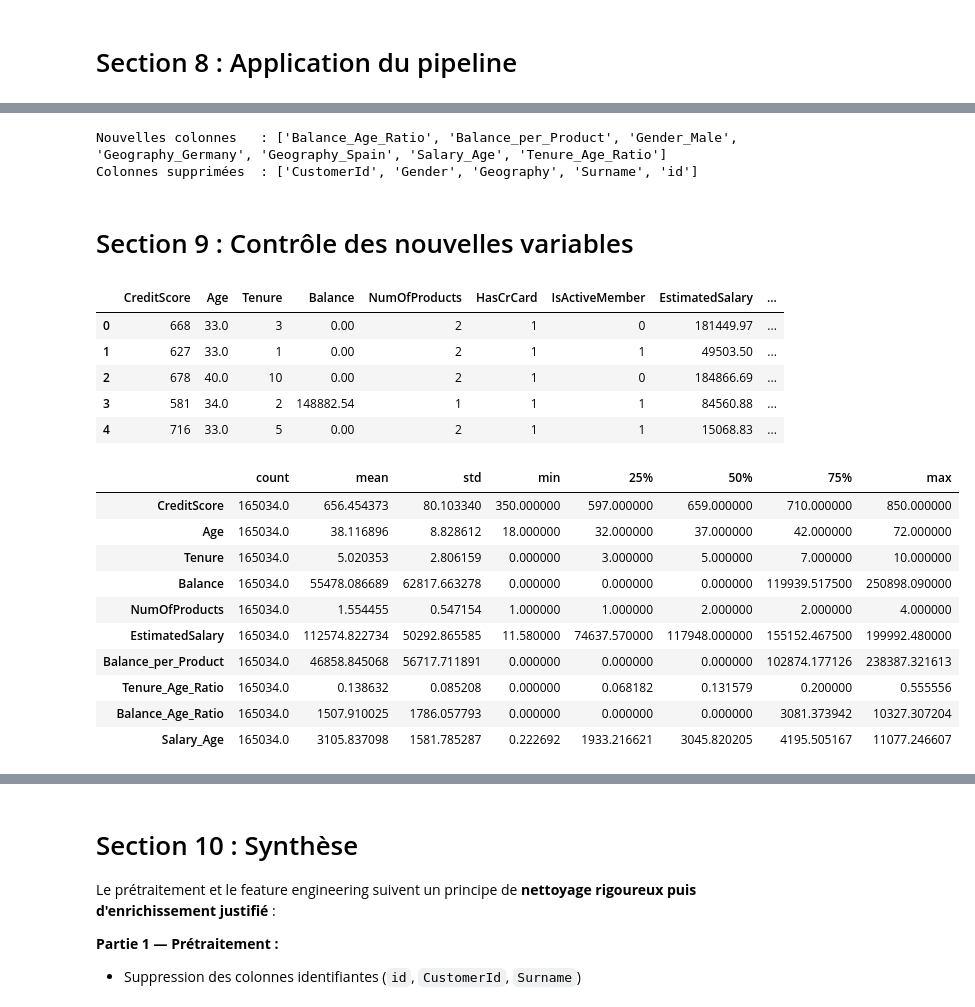
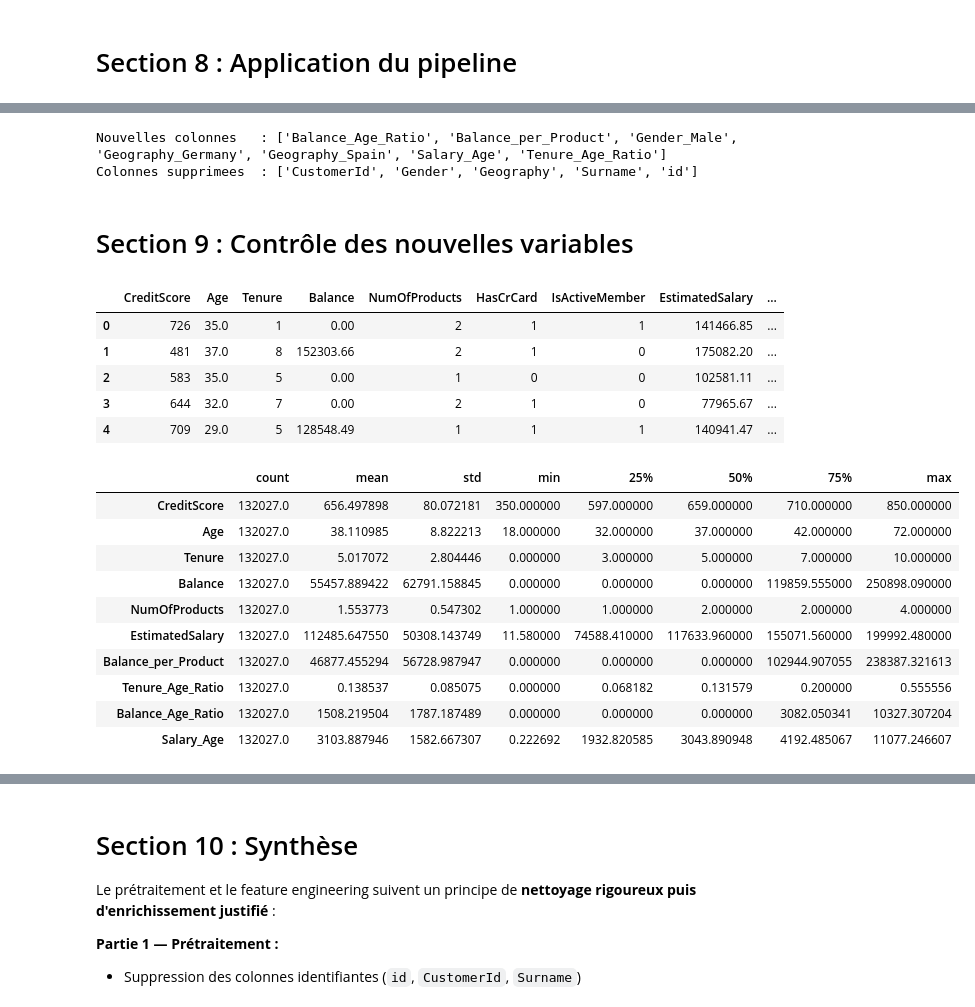
Before and after one commit to proslawa/Projet_ML2_G8, a Jupyter notebook: notebooks/02_notebook_processing_feature_engineering.ipynb, the cells around one changed output, grey strips where cells are left out. Cells and saved outputs as stored; diff of their text form; code cells hidden in the pictures.

```diff
--- a/notebooks/02_notebook_processing_feature_engineering.ipynb
+++ b/notebooks/02_notebook_processing_feature_engineering.ipynb
@@ -408,18 +410,28 @@ L'idée centrale est que **la même valeur absolue d'une variable n'a pas le mê
 <a id="section-8"></a>
 # Section 8 : Application du pipeline
 # %%
-# Recharge les modules au cas où le noyau aurait mis en cache une ancienne version
+# Recharge les modules au cas ou le noyau aurait mis en cache une ancienne version
 importlib.reload(_fe_mod)
 importlib.reload(_bf_mod)
 from feature_engineering.build_features import run_feature_engineering_pipeline
 
-df_fe = run_feature_engineering_pipeline(df, cfg)
-print(f"Shape après feature engineering : {df_fe.shape}")
+df_train_fe = run_feature_engineering_pipeline(df_train, cfg)
+df_test_fe  = run_feature_engineering_pipeline(df_test,  cfg)
 
-missing = [f for f in cfg.feature_engineering.created_features if f not in df_fe.columns]
+print(f"Shape train apres FE : {df_train_fe.shape}")
+print(f"Shape test  apres FE : {df_test_fe.shape}")
+
+missing = [f for f in cfg.feature_engineering.created_features if f not in df_train_fe.columns]
 if missing:
-    raise RuntimeError(f"Features manquantes après pipeline : {missing}")
-print(f" {len(cfg.feature_engineering.created_features)} features construites présentes")
+    raise RuntimeError(f"Features manquantes (train) : {missing}")
+print(f"{len(cfg.feature_engineering.created_features)} features construites presentes")
 
-df_fe.head()
+# Sauvegarde des datasets pre-traites (utilises par les notebooks 03a et 03b)
+PROCESSED_DIR = (PROJECT_ROOT / cfg.data.processed.dir).resolve()
+PROCESSED_DIR.mkdir(parents=True, exist_ok=True)
+df_train_fe.to_csv(PROCESSED_DIR / "train_processed.csv", index=False)
+df_test_fe.to_csv(PROCESSED_DIR  / "test_processed.csv",  index=False)
+print(f"Sauvegarde : train_processed.csv {df_train_fe.shape}, test_processed.csv {df_test_fe.shape}")
+
+df_train_fe.head()
 # %% [output]
@@ -437,48 +454,51 @@ Shape après feature engineering : (165034, 16)
 # %%
 colonnes_initiales = set(df_raw.columns)
-colonnes_finales   = set(df_fe.columns)
+colonnes_finales   = set(df_train_fe.columns)
 new_columns        = sorted(colonnes_finales - colonnes_initiales)
 dropped_columns    = sorted(colonnes_initiales - colonnes_finales)
 
 print("Nouvelles colonnes   :", new_columns)
-print("Colonnes supprimées  :", dropped_columns)
+print("Colonnes supprimees  :", dropped_columns)
 # %% [output]
 Nouvelles colonnes   : ['Balance_Age_Ratio', 'Balance_per_Product', 'Gender_Male', 'Geography_Germany', 'Geography_Spain', 'Salary_Age', 'Tenure_Age_Ratio']
-Colonnes supprimées  : ['CustomerId', 'Gender', 'Geography', 'Surname', 'id']
+Colonnes supprimees  : ['CustomerId', 'Gender', 'Geography', 'Surname', 'id']
 # %% [markdown]
 <a id="section-9"></a>
 # Section 9 : Contrôle des nouvelles variables
 # %%
-# Garde : relance le pipeline si df_fe est absent ou incomplet (noyau rechargé, etc.)
-if "df_fe" not in dir() or not all(f in df_fe.columns for f in cfg.feature_engineering.created_features):
-    print("⚠ df_fe incomplet — relance du pipeline...")
-    df_fe = run_feature_engineering_pipeline(df, cfg)
+# Garde : relance le pipeline si df_train_fe est absent ou incomplet
+if "df_train_fe" not in dir() or not all(
+    f in df_train_fe.columns for f in cfg.feature_engineering.created_features
+):
+    print("df_train_fe incomplet — relance du pipeline...")
+    df_train_fe = run_feature_engineering_pipeline(df_train, cfg)
+    df_test_fe  = run_feature_engineering_pipeline(df_test,  cfg)
 
-df_fe[cfg.feature_engineering.created_features].head()
+df_train_fe[cfg.feature_engineering.created_features].head()
 # %% [output]
 |  | CreditScore | Age | Tenure | Balance | NumOfProducts | HasCrCard | IsActiveMember | EstimatedSalary | ... |
-| 0 | 668 | 33.0 | 3 | 0.00 | 2 | 1 | 0 | 181449.97 | ... |
-| 1 | 627 | 33.0 | 1 | 0.00 | 2 | 1 | 1 | 49503.50 | ... |
-| 2 | 678 | 40.0 | 10 | 0.00 | 2 | 1 | 0 | 184866.69 | ... |
-| 3 | 581 | 34.0 | 2 | 148882.54 | 1 | 1 | 1 | 84560.88 | ... |
-| 4 | 716 | 33.0 | 5 | 0.00 | 2 | 1 | 1 | 15068.83 | ... |
+| 0 | 726 | 35.0 | 1 | 0.00 | 2 | 1 | 1 | 141466.85 | ... |
+| 1 | 481 | 37.0 | 8 | 152303.66 | 2 | 1 | 0 | 175082.20 | ... |
+| 2 | 583 | 35.0 | 5 | 0.00 | 1 | 0 | 0 | 102581.11 | ... |
+| 3 | 644 | 32.0 | 7 | 0.00 | 2 | 1 | 0 | 77965.67 | ... |
+| 4 | 709 | 29.0 | 5 | 128548.49 | 1 | 1 | 1 | 140941.47 | ... |
 # %%
 quant_cols = [
     c for c in cfg.feature_engineering.created_features
-    if c in df_fe.columns and df_fe[c].nunique() > 2
+    if c in df_train_fe.columns and df_train_fe[c].nunique() > 2
 ]
-df_fe[quant_cols].describe().T
+df_train_fe[quant_cols].describe().T
 # %% [output]
 |  | count | mean | std | min | 25% | 50% | 75% | max |
-| CreditScore | 165034.0 | 656.454373 | 80.103340 | 350.000000 | 597.000000 | 659.000000 | 710.000000 | 850.000000 |
-| Age | 165034.0 | 38.116896 | 8.828612 | 18.000000 | 32.000000 | 37.000000 | 42.000000 | 72.000000 |
-| Tenure | 165034.0 | 5.020353 | 2.806159 | 0.000000 | 3.000000 | 5.000000 | 7.000000 | 10.000000 |
-| Balance | 165034.0 | 55478.086689 | 62817.663278 | 0.000000 | 0.000000 | 0.000000 | 119939.517500 | 250898.090000 |
-| NumOfProducts | 165034.0 | 1.554455 | 0.547154 | 1.000000 | 1.000000 | 2.000000 | 2.000000 | 4.000000 |
-| EstimatedSalary | 165034.0 | 112574.822734 | 50292.865585 | 11.580000 | 74637.570000 | 117948.000000 | 155152.467500 | 199992.480000 |
-| Balance_per_Product | 165034.0 | 46858.845068 | 56717.711891 | 0.000000 | 0.000000 | 0.000000 | 102874.177126 | 238387.321613 |
-| Tenure_Age_Ratio | 165034.0 | 0.138632 | 0.085208 | 0.000000 | 0.068182 | 0.131579 | 0.200000 | 0.555556 |
-| Balance_Age_Ratio | 165034.0 | 1507.910025 | 1786.057793 | 0.000000 | 0.000000 | 0.000000 | 3081.373942 | 10327.307204 |
-| Salary_Age | 165034.0 | 3105.837098 | 1581.785287 | 0.222692 | 1933.216621 | 3045.820205 | 4195.505167 | 11077.246607 |
+| CreditScore | 132027.0 | 656.497898 | 80.072181 | 350.000000 | 597.000000 | 659.000000 | 710.000000 | 850.000000 |
+| Age | 132027.0 | 38.110985 | 8.822213 | 18.000000 | 32.000000 | 37.000000 | 42.000000 | 72.000000 |
+| Tenure | 132027.0 | 5.017072 | 2.804446 | 0.000000 | 3.000000 | 5.000000 | 7.000000 | 10.000000 |
+| Balance | 132027.0 | 55457.889422 | 62791.158845 | 0.000000 | 0.000000 | 0.000000 | 119859.555000 | 250898.090000 |
+| NumOfProducts | 132027.0 | 1.553773 | 0.547302 | 1.000000 | 1.000000 | 2.000000 | 2.000000 | 4.000000 |
+| EstimatedSalary | 132027.0 | 112485.647550 | 50308.143749 | 11.580000 | 74588.410000 | 117633.960000 | 155071.560000 | 199992.480000 |
+| Balance_per_Product | 132027.0 | 46877.455294 | 56728.987947 | 0.000000 | 0.000000 | 0.000000 | 102944.907055 | 238387.321613 |
+| Tenure_Age_Ratio | 132027.0 | 0.138537 | 0.085075 | 0.000000 | 0.068182 | 0.131579 | 0.200000 | 0.555556 |
+| Balance_Age_Ratio | 132027.0 | 1508.219504 | 1787.187489 | 0.000000 | 0.000000 | 0.000000 | 3082.050341 | 10327.307204 |
+| Salary_Age | 132027.0 | 3103.887946 | 1582.667307 | 0.222692 | 1932.820585 | 3043.890948 | 4192.485067 | 11077.246607 |
 # %%
 pd.DataFrame({
```
Also changed, not shown: parts of 12 cells of this notebook, 11 other files.
